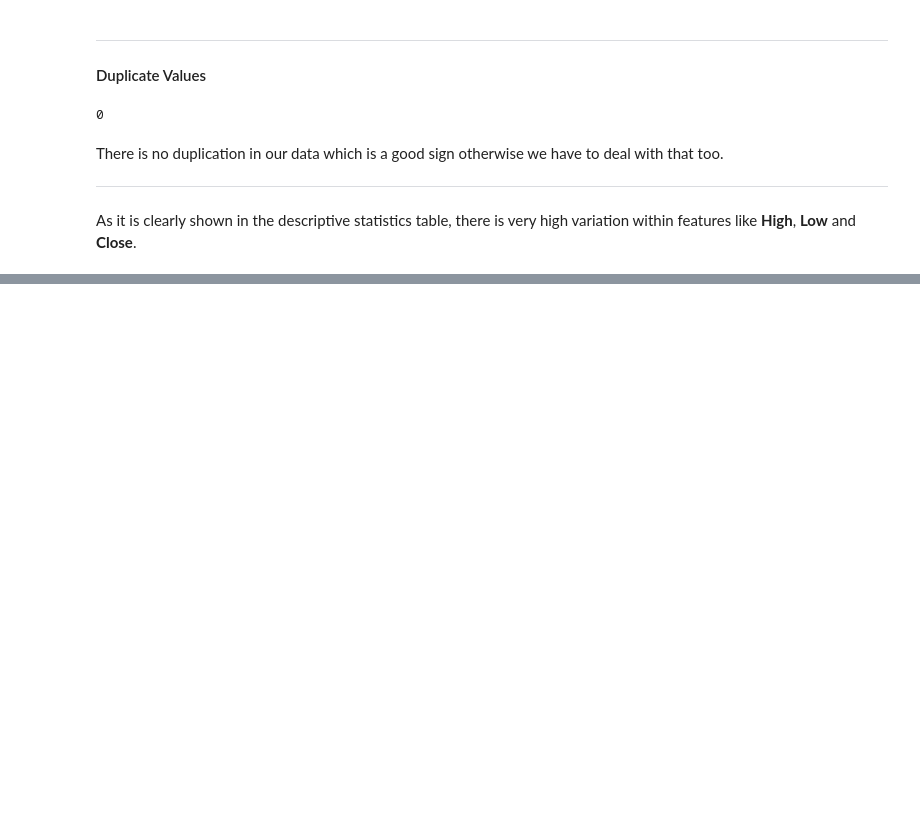
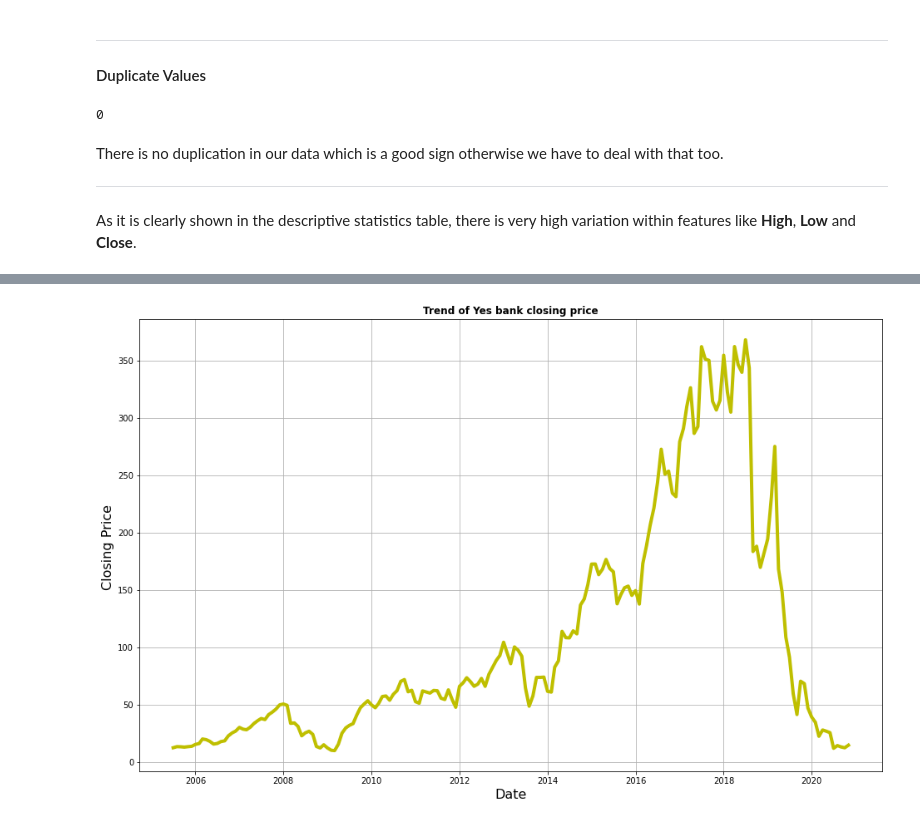
Before and after one commit to kunalNbadgujar/YES-BANK-STOCK-CLOSING-PRICE-PREDICTION, a Jupyter notebook: team_YESBANK_STOCK_CLOSING_PRICE_PREDICTION.ipynb, the cells around one changed output, grey strips where cells are left out. Saved outputs shown, nothing was run; the diff lists cells and outputs as text; code cells hidden in the pictures; blank space fills up the shorter version.

```diff
--- a/team_YESBANK_STOCK_CLOSING_PRICE_PREDICTION.ipynb
+++ b/team_YESBANK_STOCK_CLOSING_PRICE_PREDICTION.ipynb
@@ -165,0 +187,10 @@ As it is clearly shown in the descriptive statistics table, there is very high v
+# %%
+plt.figure(figsize = (16,10))
+plt.grid(True)
+plt.title('Trend of Yes bank closing price',fontweight = 'bold')
+plt.plot(df['Date'],df['Close'],color='y',linewidth=4)
+plt.xlabel('Date',fontsize = 16)
+plt.ylabel('Closing Price ',fontsize = 16)
+plt.show()
+# %% [output]
+[figure, added]
```
Also changed, not shown: parts of 4 cells of this notebook.
